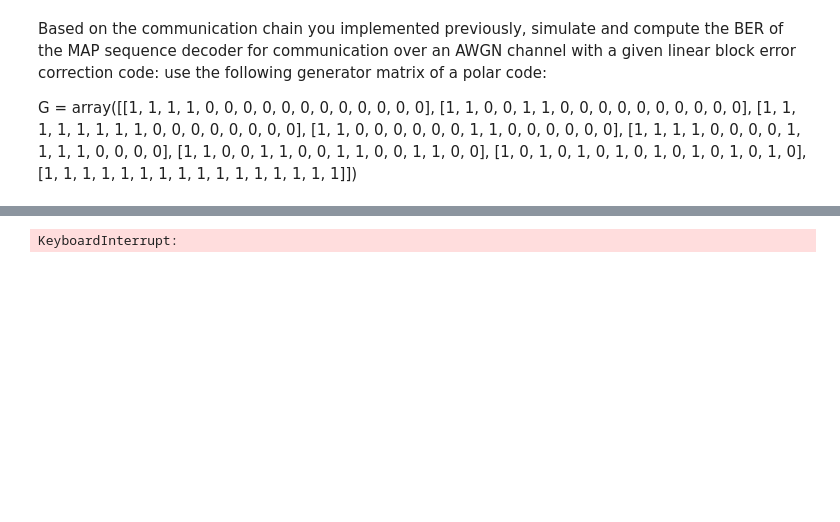
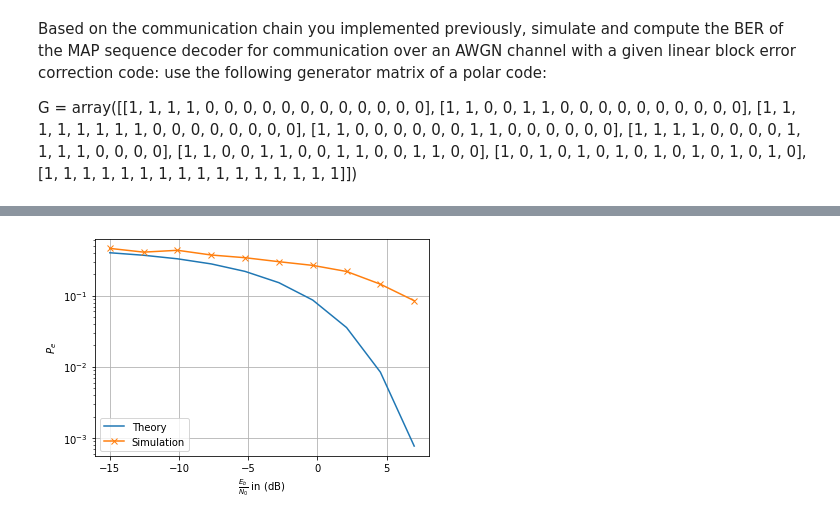
Before and after one commit to graille/ITR315-deep-telecom, a Jupyter notebook: 2- MAP APP and ML.ipynb, the cells around one changed output, grey strips where cells are left out. Saved outputs shown, nothing was run; the diff lists cells and outputs as text; code cells hidden in the pictures; blank space fills up the shorter version.

```diff
--- a/2- MAP APP and ML.ipynb
+++ b/2- MAP APP and ML.ipynb
@@ -235,57 +231,40 @@ G = array([[1, 1, 1, 1, 0, 0, 0, 0, 0, 0, 0, 0, 0, 0, 0, 0],
        [1, 0, 1, 0, 1, 0, 1, 0, 1, 0, 1, 0, 1, 0, 1, 0],
        [1, 1, 1, 1, 1, 1, 1, 1, 1, 1, 1, 1, 1, 1, 1, 1]])
 # %%
-from src.communications import *
-from src.utils import ber_performance
+# -*- coding: utf-8 -*-
+import matplotlib.pyplot as plt
+import numpy as np
 
-import scipy.stats as sc_stats
-import numpy as np
-import matplotlib.pyplot as plt
+from src.communications import Transmitter, AWGNChannel, Receiver, ReceiverMode
+from src.utils import ber_performance, get_basic_channel_fct, show_ber
 
+# Configuration
+MODULATION = 'BPSK'
+EbN0dBs = np.linspace(-15, 7, 10)
 G = np.array([[1, 1, 1, 1, 0, 0, 0, 0, 0, 0, 0, 0, 0, 0, 0, 0],
-       [1, 1, 0, 0, 1, 1, 0, 0, 0, 0, 0, 0, 0, 0, 0, 0],
-       [1, 1, 1, 1, 1, 1, 1, 1, 0, 0, 0, 0, 0, 0, 0, 0],
-       [1, 1, 0, 0, 0, 0, 0, 0, 1, 1, 0, 0, 0, 0, 0, 0],
-       [1, 1, 1, 1, 0, 0, 0, 0, 1, 1, 1, 1, 0, 0, 0, 0],
-       [1, 1, 0, 0, 1, 1, 0, 0, 1, 1, 0, 0, 1, 1, 0, 0],
-       [1, 0, 1, 0, 1, 0, 1, 0, 1, 0, 1, 0, 1, 0, 1, 0],
-       [1, 1, 1, 1, 1, 1, 1, 1, 1, 1, 1, 1, 1, 1, 1, 1]])
+              [1, 1, 0, 0, 1, 1, 0, 0, 0, 0, 0, 0, 0, 0, 0, 0],
+              [1, 1, 1, 1, 1, 1, 1, 1, 0, 0, 0, 0, 0, 0, 0, 0],
+              [1, 1, 0, 0, 0, 0, 0, 0, 1, 1, 0, 0, 0, 0, 0, 0],
+              [1, 1, 1, 1, 0, 0, 0, 0, 1, 1, 1, 1, 0, 0, 0, 0],
+              [1, 1, 0, 0, 1, 1, 0, 0, 1, 1, 0, 0, 1, 1, 0, 0],
+              [1, 0, 1, 0, 1, 0, 1, 0, 1, 0, 1, 0, 1, 0, 1, 0],
+              [1, 1, 1, 1, 1, 1, 1, 1, 1, 1, 1, 1, 1, 1, 1, 1]])
 
-BLOCK_LENGTH = np.size(G, 0)
+# Initialization
+transmitter = Transmitter(MODULATION, G)
+channel = AWGNChannel(MODULATION, G)
+receiver = Receiver(MODULATION, G, ReceiverMode.MAP)
 
-current_transmitter = Transmitter()
-current_channel = AWGNChannel()
-current_receiver = Receiver()
+if __name__ == '__main__':
+    BER = ber_performance(
+        EbN0dBs,
+        get_basic_channel_fct(transmitter, channel, receiver),
+        np.size(G, 0) * 100,
+        100
+    )
 
-def channel(modulation, b, EbN0dB):
-    b_r = []
-    factor = 10.0*np.log10(np.size(G, 0) / np.size(G, 1))
-    EsN0dB = EbN0dB + factor
-
-    for i in range(len(b) // BLOCK_LENGTH):
-        b_l = b[i*BLOCK_LENGTH:(i+1)*BLOCK_LENGTH]
-        e_l = np.dot(b_l, G)
-
-        c = current_transmitter.transmit(e_l)
-        d = current_channel.process(c, 10)
-
-        b_r += list(current_transmitter.apply_map(d, G))
-
-        print(np.array(b_l), np.array(current_transmitter.apply_map(d, G)), not any(np.array(b_l) != np.array(current_transmitter.apply_map(d, G))))
-
-    return b_r, c, d
-
-EbN0dBs = np.linspace(0, 5, 10)
-BER = ber_performance('BPSK', EbN0dBs, channel, 100*BLOCK_LENGTH, 100)
-
-ebno = np.power(10*np.ones(len(EbN0dBs)), EbN0dBs/10)
-pe = sc_stats.norm.sf(np.sqrt(2*ebno))
-
-plt.plot(EbN0dBs, pe) # plot the result
-plt.plot(EbN0dBs, BER, '-x') # plot the result
-plt.legend(['Theory', 'Simulation'])
-plt.xlabel('$\\frac{E_b}{N_0}$ in (dB)') # xlabel
-plt.ylabel('$BER$') # ylabel
-plt.yscale('log')
-plt.grid(True) # grid on
+    # Plot results
+    plt.figure()
+    show_ber(MODULATION, EbN0dBs, BER)
+    plt.show()
 # %% [output]
@@ -309 +281 @@ Start EbN0 1/10 0.0
-KeyboardInterrupt:
+[figure, added]
```
Also changed, not shown: parts of 3 cells of this notebook, 5 other files.
